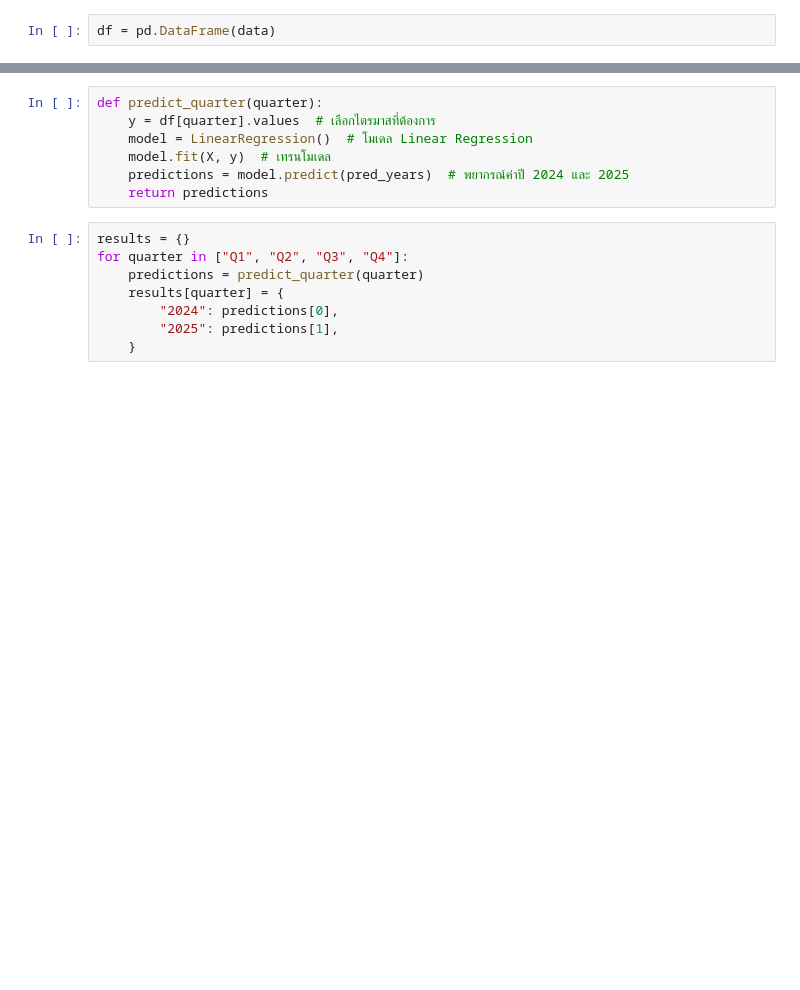
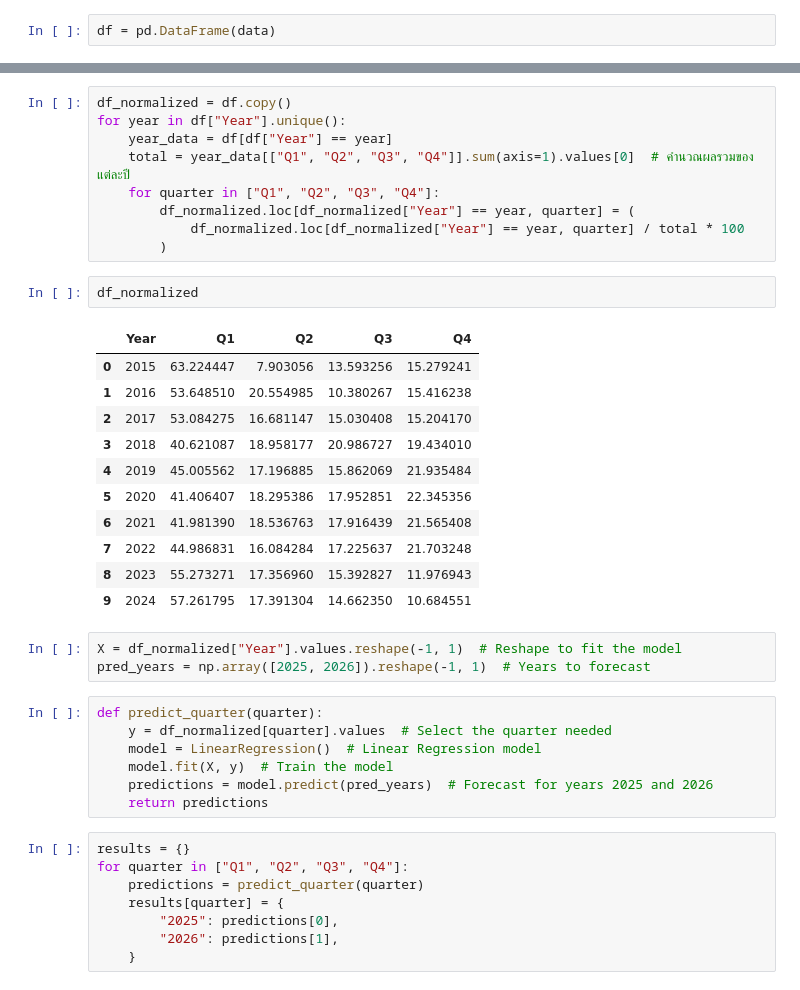
Before and after one commit to Takedaxz/CEDT-DS-Project_LittleMermaid, a Jupyter notebook: Python/DS/predict_timeline.ipynb, the cells around one changed output, grey strips where cells are left out. Saved outputs shown, nothing was run; the diff lists cells and outputs as text; blank space fills up the shorter version.

```diff
--- a/Python/DS/predict_timeline.ipynb
+++ b/Python/DS/predict_timeline.ipynb
@@ -55,16 +65,42 @@ pred_years = np.array([2024, 2025]).reshape(-1, 1)  # ปีที่ต้อ
+# %%
+df_normalized = df.copy()
+for year in df["Year"].unique():
+    year_data = df[df["Year"] == year]
+    total = year_data[["Q1", "Q2", "Q3", "Q4"]].sum(axis=1).values[0]  # คำนวณผลรวมของแต่ละปี
+    for quarter in ["Q1", "Q2", "Q3", "Q4"]:
+        df_normalized.loc[df_normalized["Year"] == year, quarter] = (
+            df_normalized.loc[df_normalized["Year"] == year, quarter] / total * 100
+        )
+# %%
+df_normalized
+# %% [output]
+|  | Year | Q1 | Q2 | Q3 | Q4 |
+| 0 | 2015 | 63.224447 | 7.903056 | 13.593256 | 15.279241 |
+| 1 | 2016 | 53.648510 | 20.554985 | 10.380267 | 15.416238 |
+| 2 | 2017 | 53.084275 | 16.681147 | 15.030408 | 15.204170 |
+| 3 | 2018 | 40.621087 | 18.958177 | 20.986727 | 19.434010 |
+| 4 | 2019 | 45.005562 | 17.196885 | 15.862069 | 21.935484 |
+| 5 | 2020 | 41.406407 | 18.295386 | 17.952851 | 22.345356 |
+| 6 | 2021 | 41.981390 | 18.536763 | 17.916439 | 21.565408 |
+| 7 | 2022 | 44.986831 | 16.084284 | 17.225637 | 21.703248 |
+| 8 | 2023 | 55.273271 | 17.356960 | 15.392827 | 11.976943 |
+| 9 | 2024 | 57.261795 | 17.391304 | 14.662350 | 10.684551 |
+# %%
+X = df_normalized["Year"].values.reshape(-1, 1)  # Reshape to fit the model
+pred_years = np.array([2025, 2026]).reshape(-1, 1)  # Years to forecast
 # %%
 def predict_quarter(quarter):
-    y = df[quarter].values  # เลือกไตรมาสที่ต้องการ
-    model = LinearRegression()  # โมเดล Linear Regression
-    model.fit(X, y)  # เทรนโมเดล
-    predictions = model.predict(pred_years)  # พยากรณ์ค่าปี 2024 และ 2025
+    y = df_normalized[quarter].values  # Select the quarter needed
+    model = LinearRegression()  # Linear Regression model
+    model.fit(X, y)  # Train the model
+    predictions = model.predict(pred_years)  # Forecast for years 2025 and 2026
     return predictions
 # %%
 results = {}
 for quarter in ["Q1", "Q2", "Q3", "Q4"]:
     predictions = predict_quarter(quarter)
     results[quarter] = {
-        "2024": predictions[0],
-        "2025": predictions[1],
+        "2025": predictions[0],
+        "2026": predictions[1],
     }
 # %%
```
Also changed, not shown: parts of 9 cells of this notebook.
